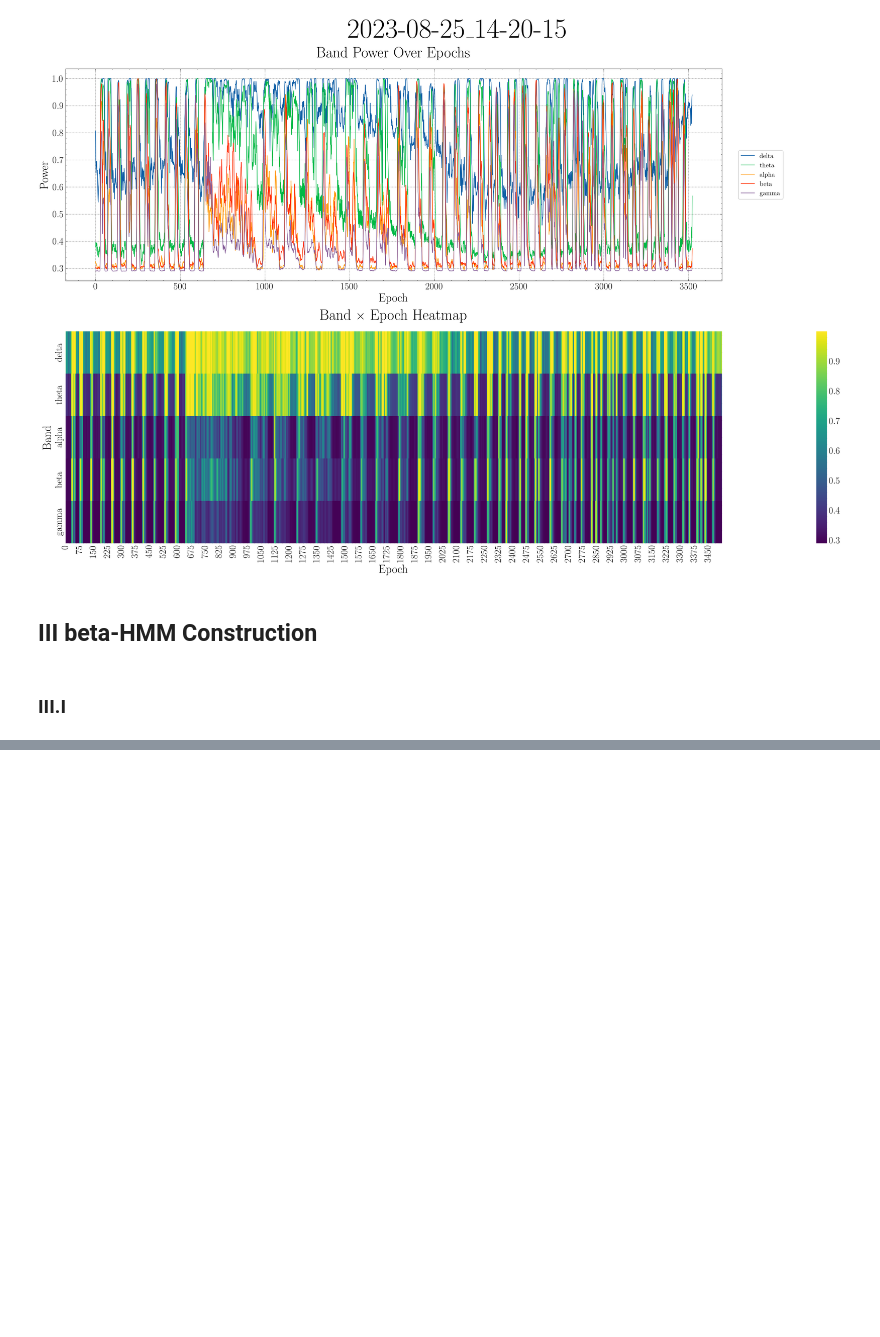
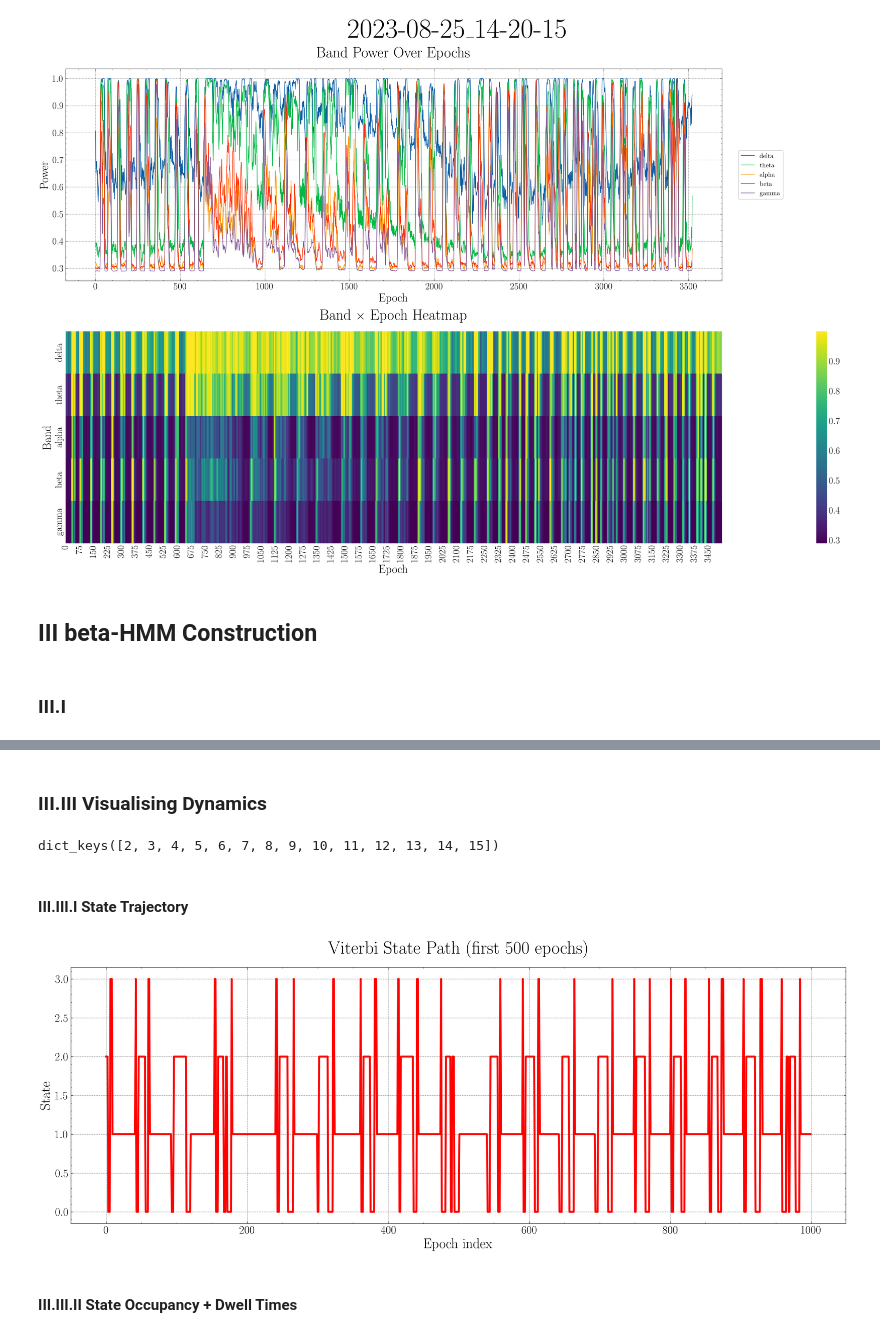
Before and after one commit to raknah/neuroelectrophysiology, a Jupyter notebook: notebooks/5xFAD Resting State EEG.ipynb, the cells around one changed output, grey strips where cells are left out. Drawn from its saved outputs; the diff is of its cells as text; code cells hidden in the pictures; blank space fills up the shorter version.

```diff
--- a/notebooks/5xFAD Resting State EEG.ipynb
+++ b/notebooks/5xFAD Resting State EEG.ipynb
@@ -179,0 +373,24 @@ class betaHMM:
+# %%
+states = {}
+for K, model in tqdm(models.items()):
+    K = int(K.split(':')[1].strip())
+    states[K] = model.viterbi_multi(Ys)
+# %% [markdown]
+### III.III Visualising Dynamics
+# %%
+states.keys()
+# %% [output]
+dict_keys([2, 3, 4, 5, 6, 7, 8, 9, 10, 11, 12, 13, 14, 15])
+# %% [markdown]
+#### III.III.I State Trajectory
+# %%
+plt.figure(figsize=(21,7), dpi = 210)
+plt.plot(states[4][5][:1000], lw=3, color = 'red')
+plt.xlabel('Epoch index')
+plt.ylabel('State')
+plt.title('Viterbi State Path (first 500 epochs)')
+plt.show()
+# %% [output]
+[figure, added]
+# %% [markdown]
+#### III.III.II State Occupancy + Dwell Times
```
Also changed, not shown: parts of 21 cells of this notebook.
